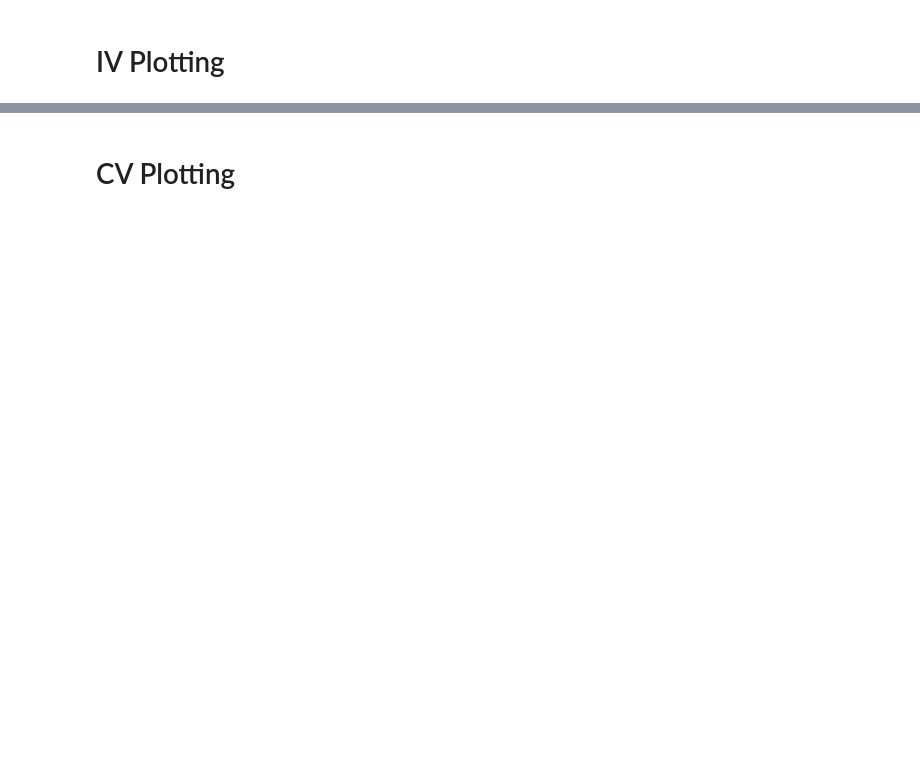
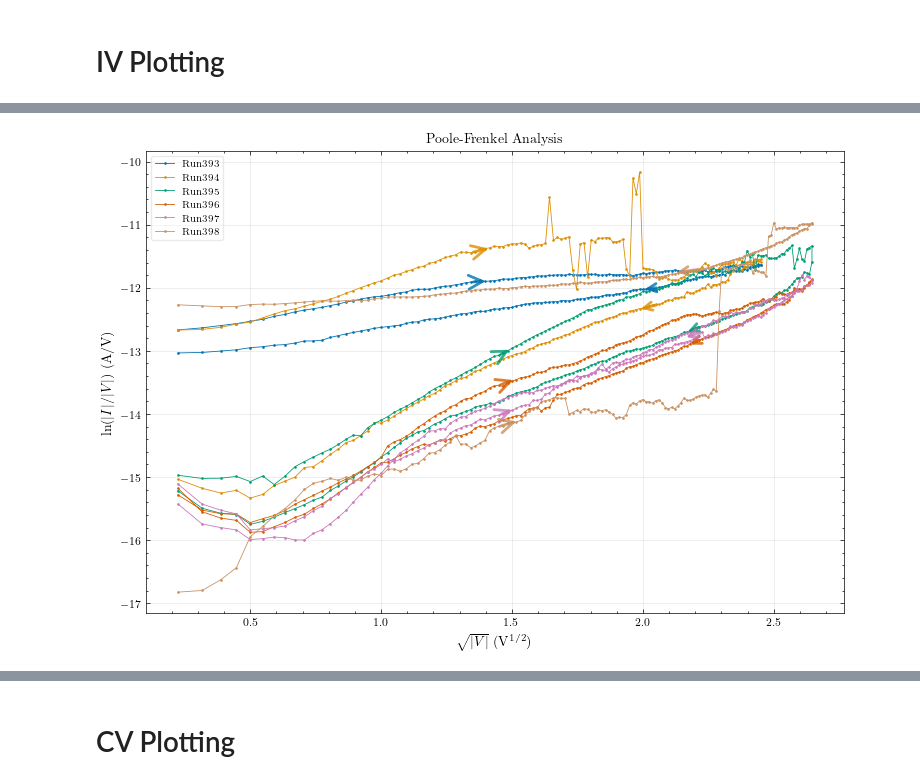
Before and after one commit to hc3413/Thin_Film_Analysis, a Jupyter notebook: SMU_Analysis.ipynb, the cells around one changed output, grey strips where cells are left out. Drawn from its saved outputs; the diff is of its cells as text; code cells hidden in the pictures; blank space fills up the shorter version.

```diff
--- a/SMU_Analysis.ipynb
+++ b/SMU_Analysis.ipynb
@@ -112,0 +223,14 @@ fig_R = plot_resistance([smu_DR012], run_nums=selected_iv_runs,
+# %%
+# Select specific runs for analysis using the built-in methods
+selected_iv_runs = [393, 394, 395, 396, 397, 398]
+
+fig_iv = plot_IV([smu_DR012], run_nums=selected_iv_runs,
+                       plot_mode='PF', #'linear', 'SCLC', 'schottky', 'PF', 'FN', 'TAT'
+                       plot_arrows=True,
+                        #y_lim=[-0.1, 0.1],
+                        line_width =0.6,
+                        markersize=0.9,
+                       export_data=export_data, output_SMU=output_SMU,
+                       plot_transparency=plot_transparency)
+# %% [output]
+[figure, added]
```
Also changed, not shown: parts of 16 cells of this notebook, 8 other files.
